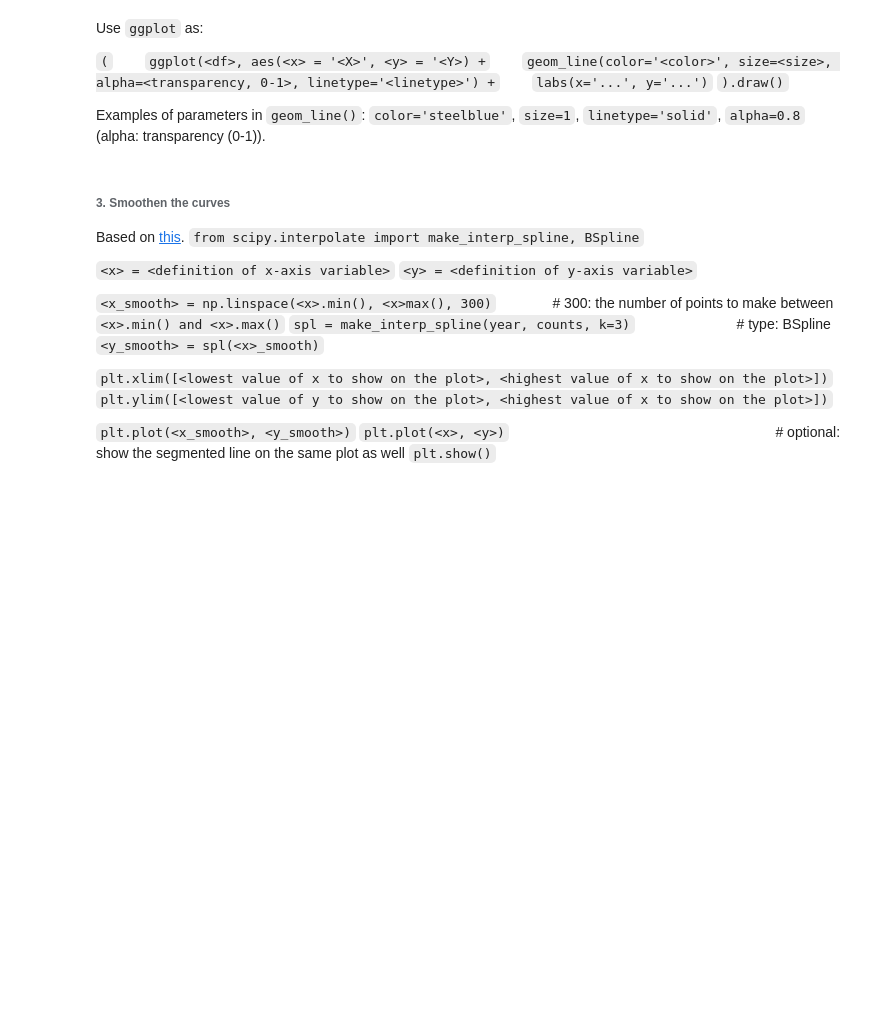
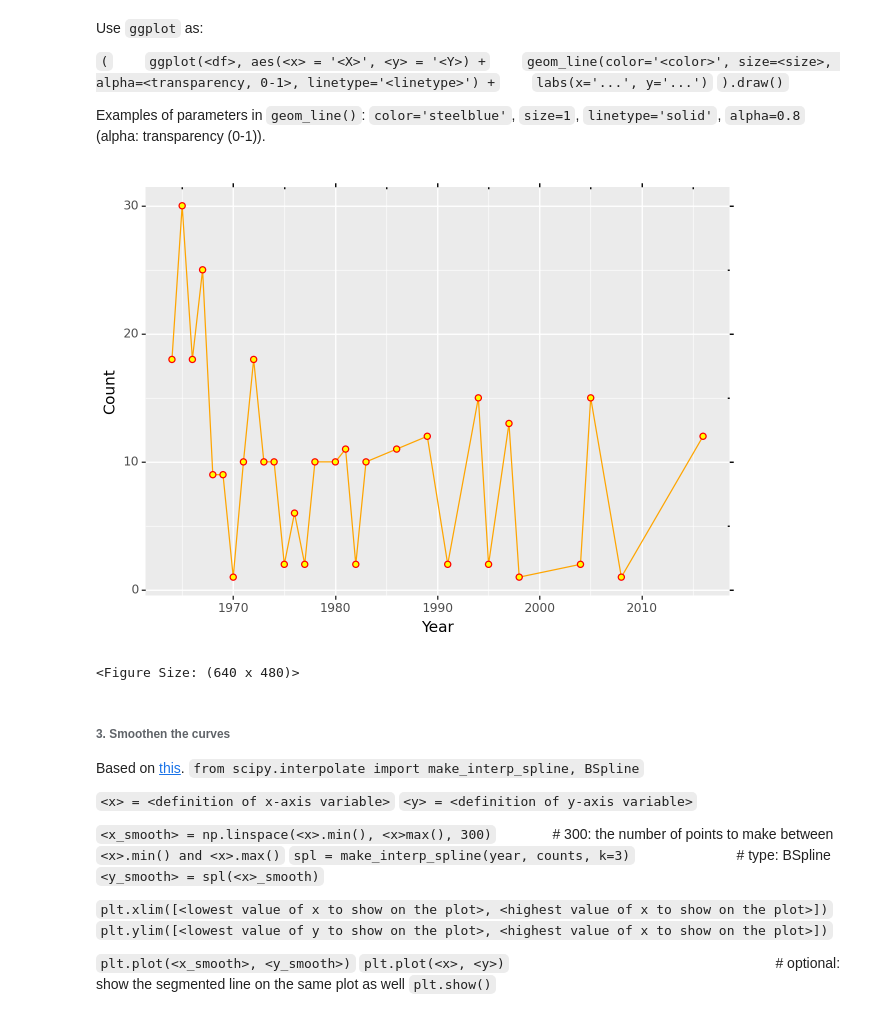
Before and after one commit to programiranje3/2023, a Jupyter notebook: notebooks/eda.ipynb, the cells around one changed output. Cells and saved outputs as stored; diff of their text form; code cells hidden in the pictures; blank space fills up the shorter version.

```diff
--- a/notebooks/eda.ipynb
+++ b/notebooks/eda.ipynb
@@ -719,6 +775,8 @@ For some reasons, running the Matplotlib version immediately before running the
 # display(year)
 # %% [markdown]
 If `<x>` and `<y>` values are not in a dataframe columns (`<X>` and `<Y>`) already, create a minimal dataframe to support plotting (`<df> = pd.DataFrame({'<X>': <x>, '<Y>': <y>})`).
+# %%
+df = pd.DataFrame({'Year': years, 'Count': counts})
 # %% [markdown]
 Use `ggplot` as:
 
@@ -729,6 +787,15 @@ Use `ggplot` as:
 `).draw()`
 
 Examples of parameters in `geom_line()`: `color='steelblue'`, `size=1`, `linetype='solid'`, `alpha=0.8` (alpha: transparency (0-1)).
+# %%
+(
+    ggplot(df, aes('Year', 'Count')) +
+    geom_line(color='orange') +
+    geom_point(size=2, fill='yellow', color='red')
+)
+# %% [output]
+[figure, added]
+<Figure Size: (640 x 480)>
 # %% [markdown]
 ###### 3. Smoothen the curves
 Based on [this](https://stackoverflow.com/a/5284038/1899061).
```
Also changed, not shown: parts of 32 cells of this notebook, 1 other file.
